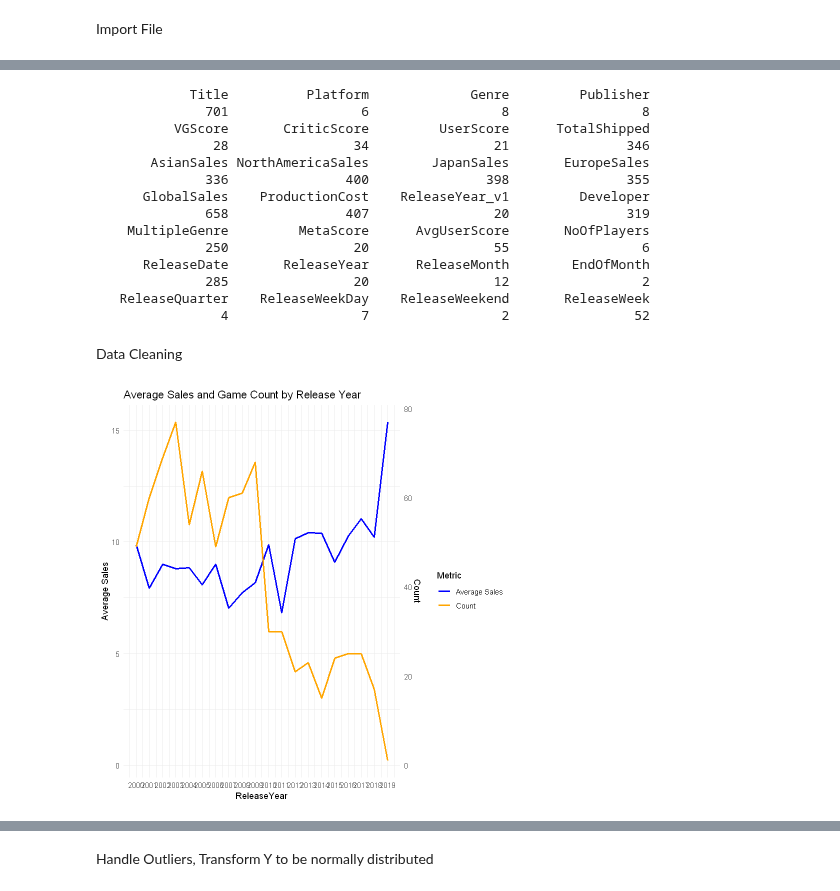
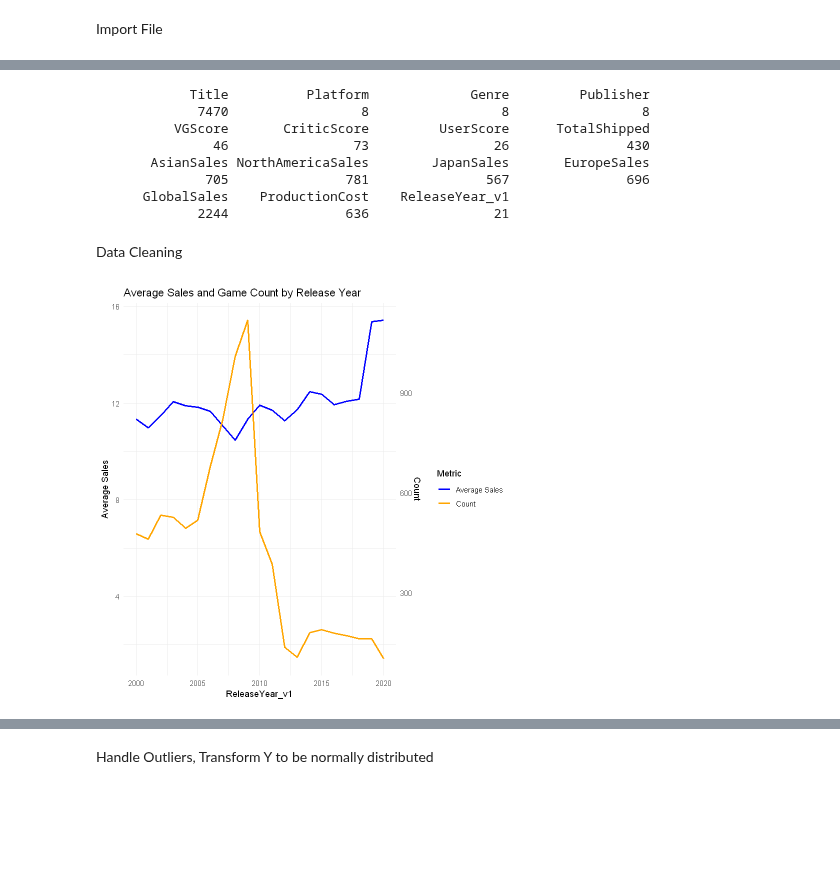
Before and after one commit to wd686/EBAC, a Jupyter notebook: dataProcessing/revenuePredictor_dataset2_v2.ipynb, the cells around one changed output, grey strips where cells are left out. Saved outputs shown, nothing was run; the diff lists cells and outputs as text; code cells hidden in the pictures; blank space fills up the shorter version.

```diff
--- a/dataProcessing/revenuePredictor_dataset2_v2.ipynb
+++ b/dataProcessing/revenuePredictor_dataset2_v2.ipynb
@@ -29,7 +29,7 @@ py_install("tensorflow")
 # %% [markdown]
 Import File
 # %%
-data = read.csv(here("dataSources", "videoGames", "clean output of joined table.csv"))
-attach(data)
+data2 = read.csv(here("dataSources", "videoGames", "clean output of joined table.csv"))
+attach(data2)
 # %%
 # Check the data
@@ -139,22 +132,9 @@ summary(data)
 ########################################################
 # data type
 # set the variables to factors (categorical data)
-data <- data %>%
+data2 <- data2 %>%
   mutate(
     Platform = as.factor(Platform),
     Genre = as.factor(Genre),
-    Publisher = as.factor(Publisher),
-    Developer = as.factor(Developer),
-    NoOfPlayers = as.factor(NoOfPlayers),
-    ReleaseWeekend = as.factor(ReleaseWeekend),
-    EndOfMonth = as.factor(EndOfMonth),
-    ReleaseWeekend = as.numeric(ReleaseWeekend),
-    MetaScore = as.numeric(MetaScore),
-    AvgUserScore = as.numeric (AvgUserScore),
-    ReleaseDate = as.Date(ReleaseDate)
-  )
-
-data ['releasedate_1986.2023'] = NULL
-data ['releasedate_VGOutput'] = NULL
-data ['releasedate_raw'] = NULL
-data ['releasedate_link'] = NULL
+    Publisher = as.factor(Publisher)
+    )
@@ -267,48 +156,41 @@ summary(data)
 ########################################################
 # Check the number of distinct values for the variables
 
-sapply(data, function(x) n_distinct(x))
+sapply(data2, function(x) n_distinct(x))
 # %% [output]
             Title          Platform             Genre         Publisher
-              701                 6                 8                 8
+             7470                 8                 8                 8
           VGScore       CriticScore         UserScore      TotalShipped
-               28                34                21               346
+               46                73                26               430
        AsianSales NorthAmericaSales        JapanSales       EuropeSales
-              336               400               398               355
-      GlobalSales    ProductionCost    ReleaseYear_v1         Developer
-              658               407                20               319
-    MultipleGenre         MetaScore      AvgUserScore       NoOfPlayers
-              250                20                55                 6
-      ReleaseDate       ReleaseYear      ReleaseMonth        EndOfMonth
-              285                20                12                 2
-   ReleaseQuarter    ReleaseWeekDay    ReleaseWeekend       ReleaseWeek
-                4                 7                 2                52
+              705               781               567               696
+      GlobalSales    ProductionCost    ReleaseYear_v1
+             2244               636                21
 # %% [markdown]
 Data Cleaning
 # %%
 ########################################################
 # EDA - explore the dataset
 
 # Calculate average sales and count of games released by year
-summary_data <- data %>%
-  group_by(ReleaseYear) %>%
+summary_data2 <- data2 %>%
+  group_by(ReleaseYear_v1) %>%
   summarise(AvgSales = mean(GlobalSales), Count = n())
 
 # Define a scaling factor to make the Count values visible
-count_scaling_factor <- max(summary_data$AvgSales) / max(summary_data$Count)
+count_scaling_factor <- max(summary_data2$AvgSales) / max(summary_data2$Count)
 
 # Create a line graph
-ggplot(summary_data, aes(x = ReleaseYear)) +
+ggplot(summary_data2, aes(x = ReleaseYear_v1)) +
   geom_line(aes(y = AvgSales, color = "Average Sales"), size = 1) +
   geom_line(aes(y = Count * count_scaling_factor, color = "Count"), size = 1) +
   scale_color_manual(values = c("Average Sales" = "blue", "Count" = "orange")) +
   labs(title = "Average Sales and Game Count by Release Year",
        y = "Average Sales",
        color = "Metric") +
   theme_minimal() +
   scale_y_continuous(
     sec.axis = sec_axis(~./count_scaling_factor, name = "Count")
-  ) +
-  scale_x_continuous(breaks = unique(summary_data$ReleaseYear))
+  )
 # %% [output]
-[figure, old version]
+[figure, new version]
```
Also changed, not shown: parts of 53 cells of this notebook.
